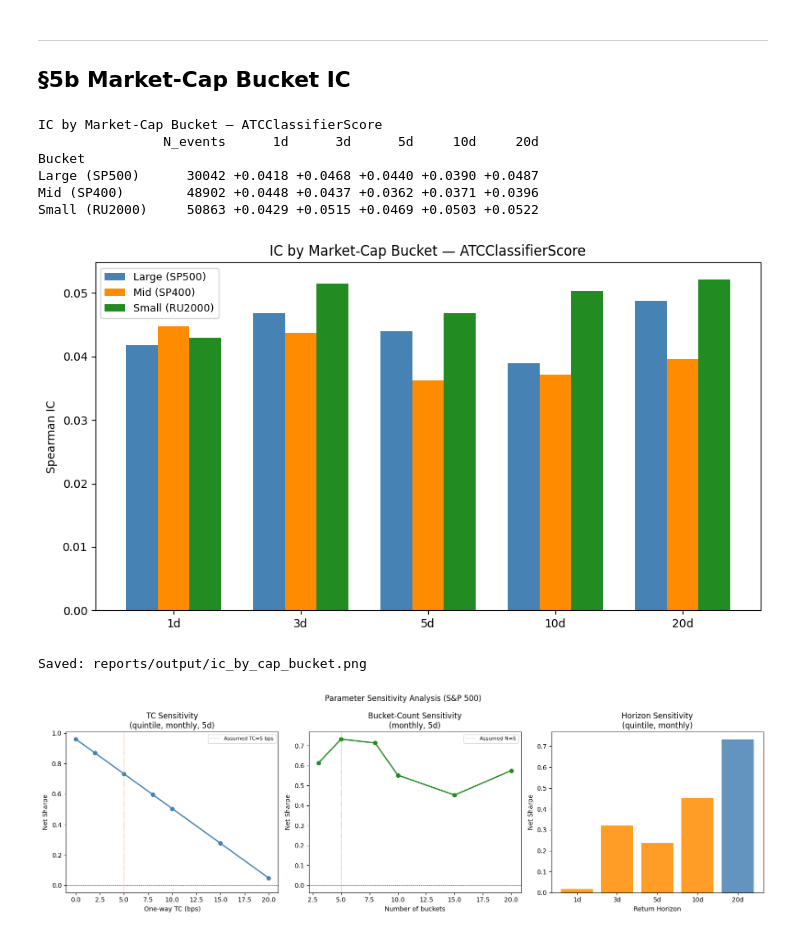
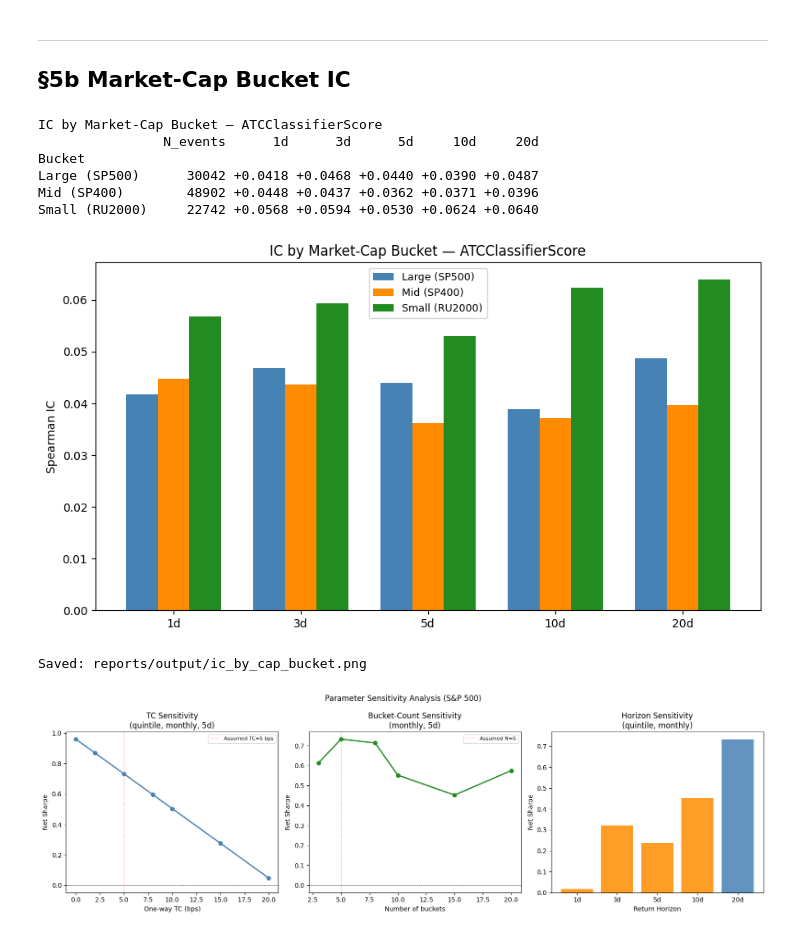
Before and after one commit to liny-r/NLP-Final-Assignment, a Jupyter notebook: 01_analysis.ipynb, the cells around one changed output. Drawn from its saved outputs; the diff is of its cells as text; code cells hidden in the pictures.

```diff
--- a/01_analysis.ipynb
+++ b/01_analysis.ipynb
@@ -40,17 +40,30 @@ ANN_M  = 12   # annualisation factor for monthly returns
 # %% [output]
 LightGBM: available
 # %%
-df = pd.read_parquet('data/events_with_returns.parquet')
+# Prefer the WRDS-enriched events file (has survivorship-free in_RU3K_PIT).
+# Falls back to the base file if WRDS pull hasn't been run.
+_wrds_path = Path('data/events_with_returns_wrds.parquet')
+if _wrds_path.exists():
+    df = pd.read_parquet(_wrds_path)
+    _RU3K_COL = 'in_RU3K_PIT'
+    print('Loaded WRDS-enriched events; RU3K = CRSP top-3000 mcap (PIT, survivorship-free)')
+else:
+    df = pd.read_parquet('data/events_with_returns.parquet')
+    _RU3K_COL = 'in_RU3K'
+    print('Loaded base events; RU3K = exchange-flag (current composition)')
 df['entry_date'] = pd.to_datetime(df['entry_date'])
 df['year'] = df['entry_date'].dt.year
 
 META_COLS = {'DocDate', 'BESTTICKER', 'SECTOR', 'QTR_YEAR', 'entry_date', 'year',
-             'in_SP500', 'in_SP1500', 'in_RU3K'}
-RET_COLS  = {'return_1d', 'return_3d', 'return_5d', 'return_10d', 'return_20d'}
+             'in_SP500', 'in_SP1500', 'in_RU3K', 'in_RU3K_PIT', 'permno',
+             'entry_adj_prc'}
+RET_COLS  = {'return_1d', 'return_3d', 'return_5d', 'return_10d', 'return_20d',
+             'crsp_return_1d', 'crsp_return_3d', 'crsp_return_5d',
+             'crsp_return_10d', 'crsp_return_20d'}
 FEAT_COLS = [c for c in df.columns if c not in META_COLS | RET_COLS]
 HORIZONS  = ['return_1d', 'return_3d', 'return_5d', 'return_10d', 'return_20d']  # all 5 for robustness analysis; primary target is return_20d
 H_LABELS  = ['1d', '3d', '5d', '10d', '20d']
-UNIVERSES = {'SP500': 'in_SP500', 'SP1500': 'in_SP1500', 'RU3K': 'in_RU3K'}
+UNIVERSES = {'SP500': 'in_SP500', 'SP1500': 'in_SP1500', 'RU3K': _RU3K_COL}
 
 print(f'Total events : {len(df):,}')
 print(f'Feature cols : {len(FEAT_COLS)}')
@@ -269,7 +283,7 @@ slices = pd.read_parquet('data/signal_slices.parquet')
 slices['entry_date'] = pd.to_datetime(slices['entry_date'])
 
 # Only pull universe flags from df if the slices file doesn't already carry them
-univ_cols = ['in_SP500', 'in_SP1500', 'in_RU3K']
+univ_cols = ['in_SP500', 'in_SP1500', UNIVERSES['RU3K']]
 extra_cols = [c for c in univ_cols if c not in slices.columns]
 ret_lookup = (df[['BESTTICKER', 'entry_date'] + extra_cols + HORIZONS]
               .drop_duplicates(['BESTTICKER', 'entry_date']))
@@ -1683,7 +1697,7 @@ sub = df.copy()
 sub['cap_bucket'] = 'Other'
 sub.loc[sub['in_SP500'].fillna(False), 'cap_bucket'] = 'Large (SP500)'
 sub.loc[sub['in_SP1500'].fillna(False) & ~sub['in_SP500'].fillna(False), 'cap_bucket'] = 'Mid (SP400)'
-sub.loc[sub['in_RU3K'].fillna(False)   & ~sub['in_SP1500'].fillna(False), 'cap_bucket'] = 'Small (RU2000)'
+sub.loc[sub[UNIVERSES['RU3K']].fillna(False) & ~sub['in_SP1500'].fillna(False), 'cap_bucket'] = 'Small (RU2000)'
 
 cap_rows = []
 for bucket in ['Large (SP500)', 'Mid (SP400)', 'Small (RU2000)']:
@@ -1694,35 +1708,35 @@ for bucket in ['Large (SP500)', 'Mid (SP400)', 'Small (RU2000)']:
     cap_rows.append(row)
 
 cap_ic = pd.DataFrame(cap_rows).set_index('Bucket')
 print('IC by Market-Cap Bucket — ATCClassifierScore')
 print(cap_ic.to_string(float_format=lambda x: f'{x:+.4f}'))
 
 fig, ax = plt.subplots(figsize=(9, 5))
 x = np.arange(len(HORIZONS))
 width = 0.25
 buckets = list(cap_ic.index)
 colors_map = {'Large (SP500)': 'steelblue', 'Mid (SP400)': 'darkorange', 'Small (RU2000)': 'forestgreen'}
 for i, bucket in enumerate(buckets):
     ax.bar(x + i * width, [cap_ic.loc[bucket, hl] for hl in H_LABELS],
            width, label=bucket, color=colors_map[bucket])
 ax.set_xticks(x + width)
 ax.set_xticklabels(H_LABELS)
 ax.axhline(0, color='black', lw=0.5)
 ax.set_title('IC by Market-Cap Bucket — ATCClassifierScore')
 ax.set_ylabel('Spearman IC')
 ax.legend(fontsize=9)
 plt.tight_layout()
 fig.savefig(RESULTS / 'ic_by_cap_bucket.png', dpi=150, bbox_inches='tight')
 plt.show()
 print(f'Saved: {RESULTS}/ic_by_cap_bucket.png')
 # %% [output]
 IC by Market-Cap Bucket — ATCClassifierScore
                 N_events      1d      3d      5d     10d     20d
 Bucket
 Large (SP500)      30042 +0.0418 +0.0468 +0.0440 +0.0390 +0.0487
 Mid (SP400)        48902 +0.0448 +0.0437 +0.0362 +0.0371 +0.0396
-Small (RU2000)     50863 +0.0429 +0.0515 +0.0469 +0.0503 +0.0522
+Small (RU2000)     22742 +0.0568 +0.0594 +0.0530 +0.0624 +0.0640
-[figure, old version]
+[figure, new version]
 Saved: reports/output/ic_by_cap_bucket.png
 # %%
 # Parameter sensitivity: (A) TC level, (B) bucket count, (C) return horizon
```
Also changed, not shown: parts of 18 cells of this notebook, 19 other files.
